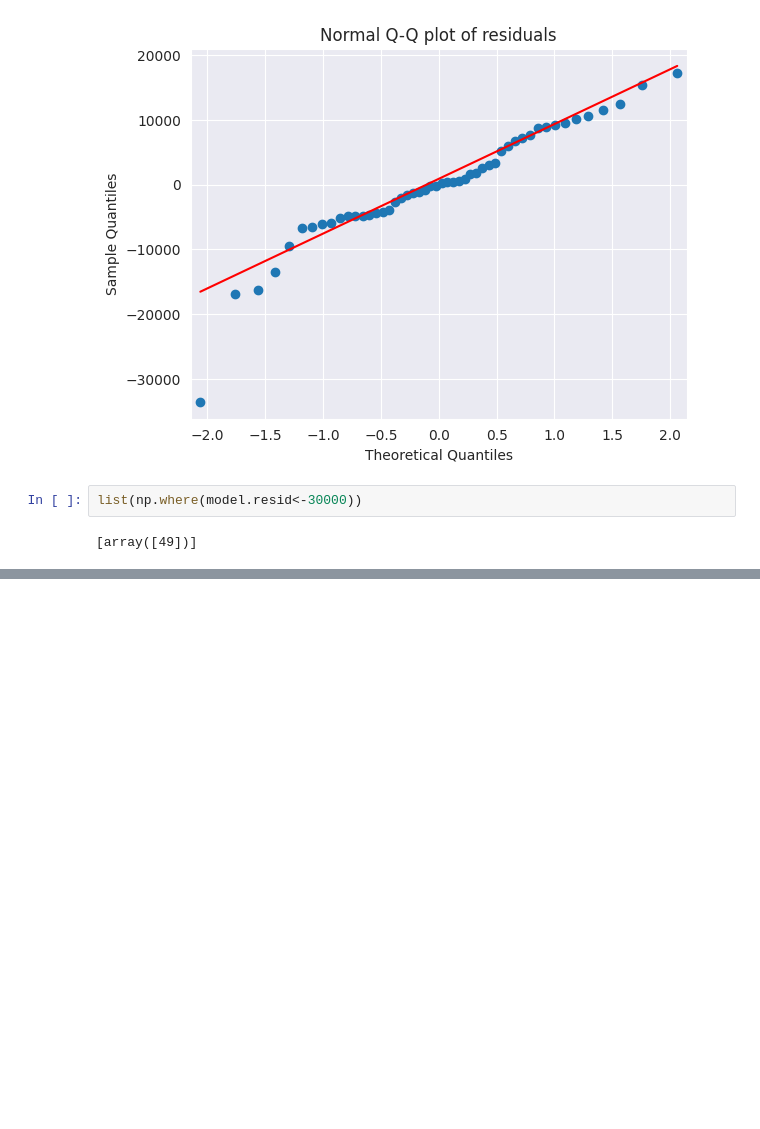
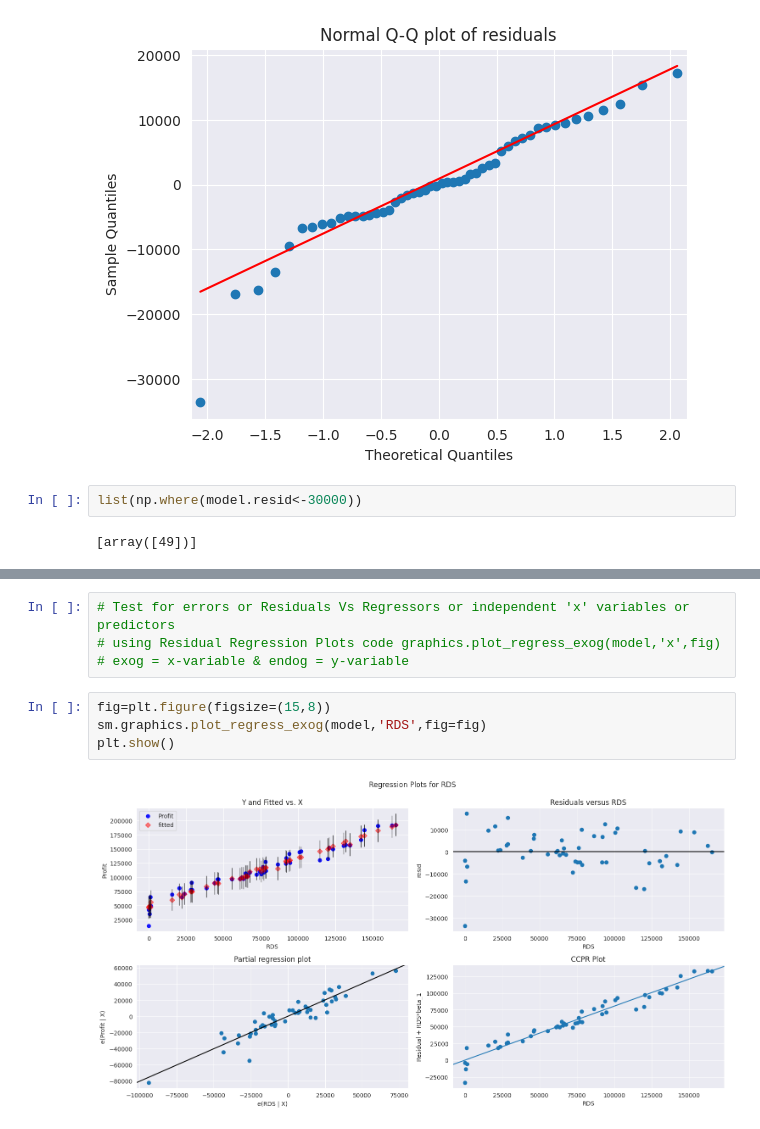
Before and after one commit to sinku29/Data-Science-Assignment, a Jupyter notebook: MLR_startup.ipynb, the cells around one changed output, grey strips where cells are left out. Saved outputs shown, nothing was run; the diff lists cells and outputs as text; blank space fills up the shorter version.

```diff
--- a/MLR_startup.ipynb
+++ b/MLR_startup.ipynb
@@ -197,0 +210,9 @@ list(np.where(model.resid<-30000))
+# %%
+# Test for errors or Residuals Vs Regressors or independent 'x' variables or predictors
+# using Residual Regression Plots code graphics.plot_regress_exog(model,'x',fig)    # exog = x-variable & endog = y-variable
+# %%
+fig=plt.figure(figsize=(15,8))
+sm.graphics.plot_regress_exog(model,'RDS',fig=fig)
+plt.show()
+# %% [output]
+[figure, added]
```
Also changed, not shown: parts of 19 cells of this notebook.
